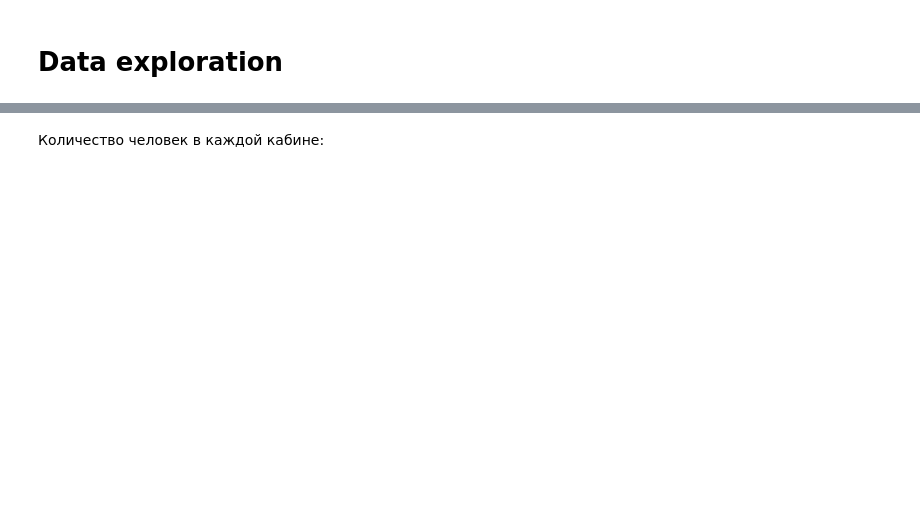
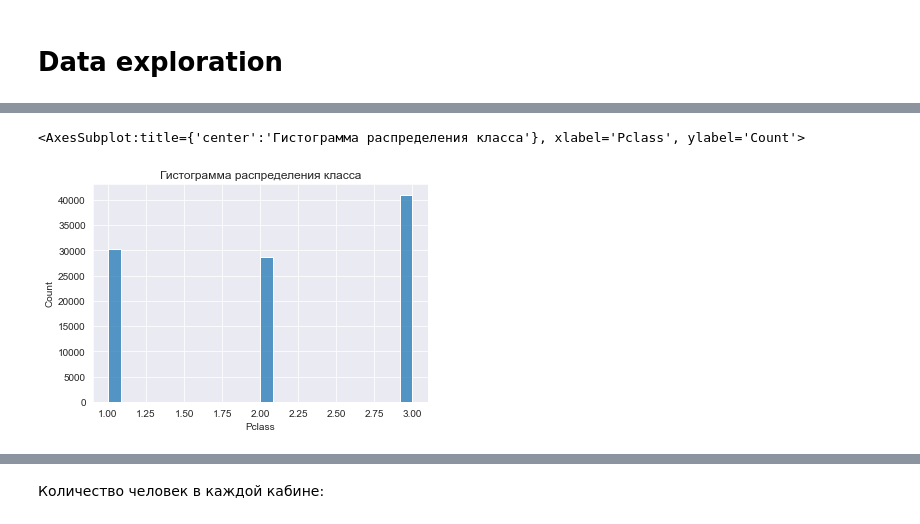
Before and after one commit to zappaz00/2_data_exploration, a Jupyter notebook: eda.ipynb, the cells around one changed output, grey strips where cells are left out. Saved outputs shown, nothing was run; the diff lists cells and outputs as text; code cells hidden in the pictures; blank space fills up the shorter version.

```diff
--- a/eda.ipynb
+++ b/eda.ipynb
@@ -122,3 +115,9 @@ sns.histplot(titanic_data['Fare'])
+# %%
+plt.title('Гистограмма распределения класса')
+sns.histplot(titanic_data['Pclass'])
+# %% [output]
+<AxesSubplot:title={'center':'Гистограмма распределения класса'}, xlabel='Pclass', ylabel='Count'>
+[figure, added]
 # %%
 titanic_data['Ticket'].value_counts()
 # %% [output]
```
Also changed, not shown: parts of 39 cells of this notebook.
